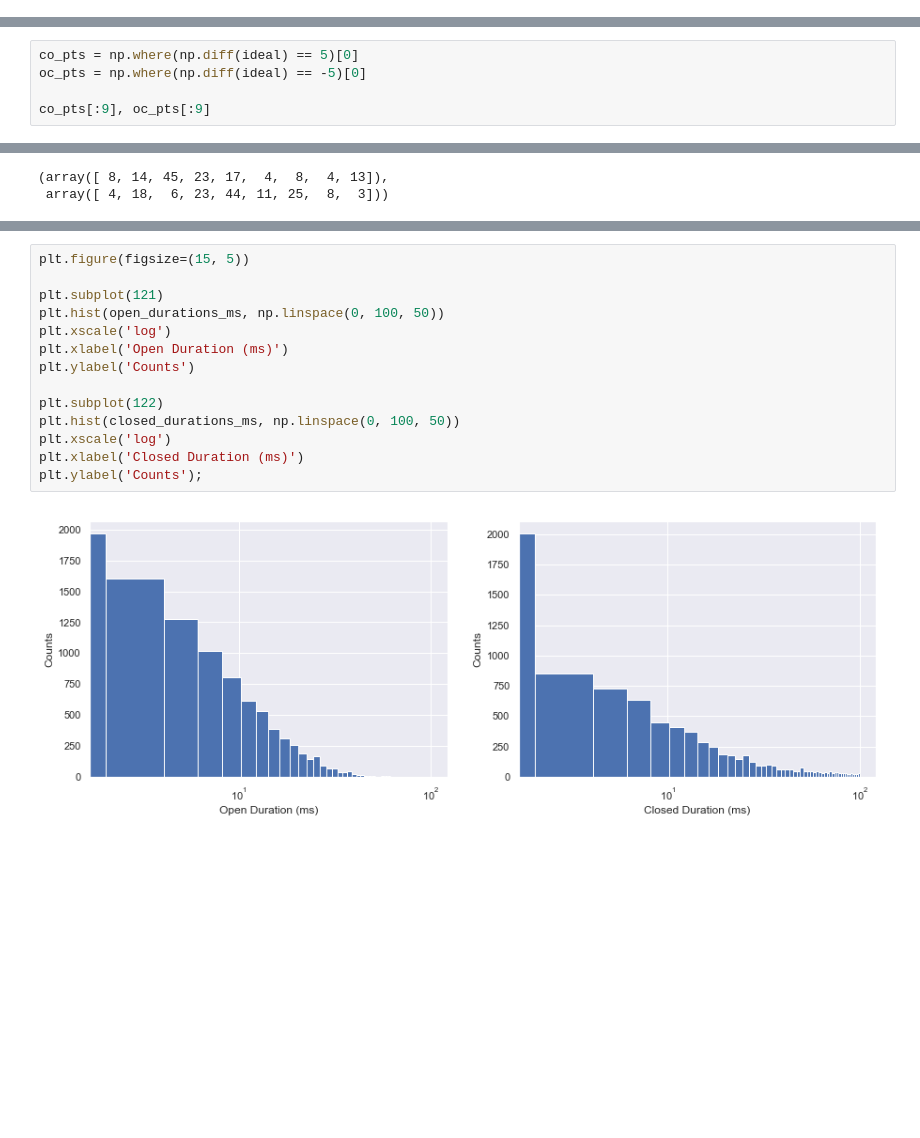
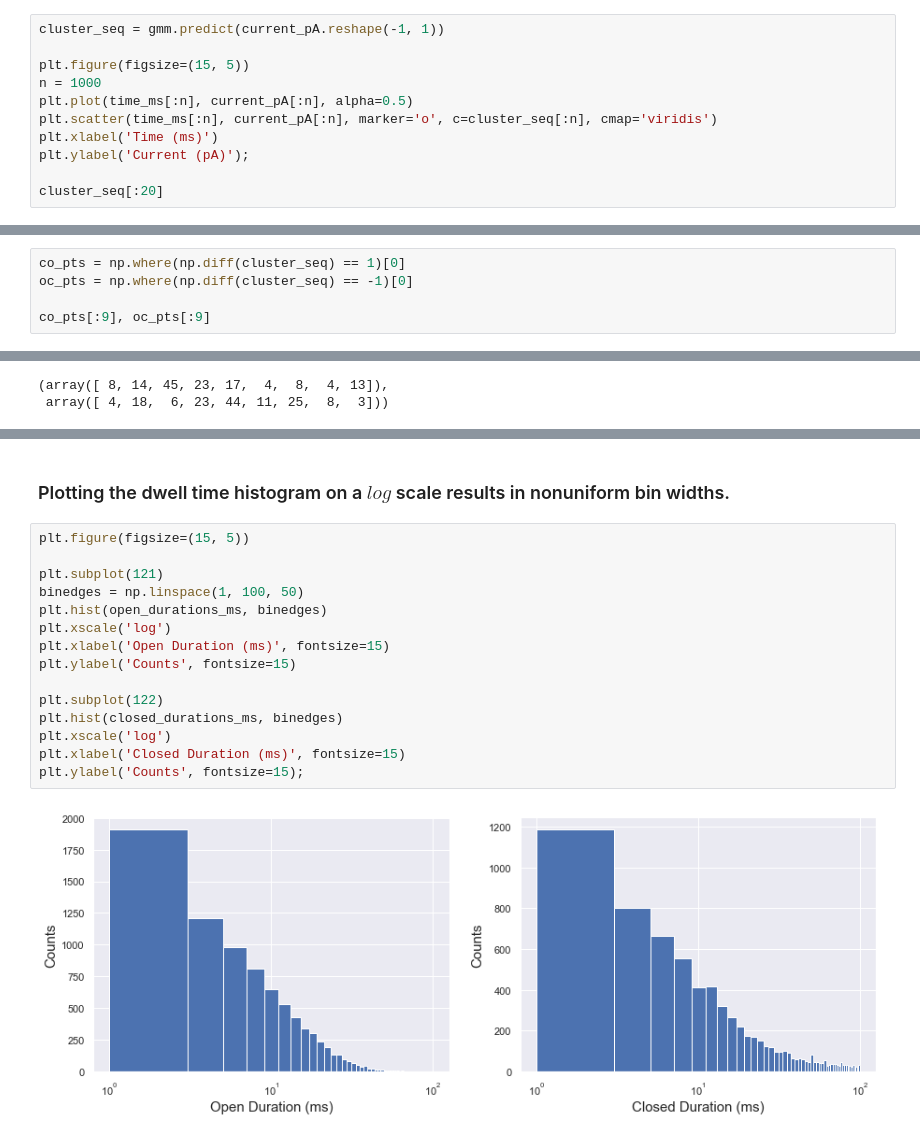
Before and after one commit to marcel-goldschen-ohm/NEU-Spring-2019, a Jupyter notebook: lecture_27_hmm/hmm.ipynb, the cells around one changed output, grey strips where cells are left out. Cells and saved outputs as stored; diff of their text form; blank space fills up the shorter version.

```diff
--- a/lecture_27_hmm/hmm.ipynb
+++ b/lecture_27_hmm/hmm.ipynb
@@ -275,0 +323,11 @@ plt.ylabel('Counts');
+# %%
+cluster_seq = gmm.predict(current_pA.reshape(-1, 1))
+
+plt.figure(figsize=(15, 5))
+n = 1000
+plt.plot(time_ms[:n], current_pA[:n], alpha=0.5)
+plt.scatter(time_ms[:n], current_pA[:n], marker='o', c=cluster_seq[:n], cmap='viridis')
+plt.xlabel('Time (ms)')
+plt.ylabel('Current (pA)');
+
+cluster_seq[:20]
@@ -310,6 +376,6 @@ ideal[:9], np.diff(ideal[:9])
 # %%
-co_pts = np.where(np.diff(ideal) == 5)[0]
-oc_pts = np.where(np.diff(ideal) == -5)[0]
+co_pts = np.where(np.diff(cluster_seq) == 1)[0]
+oc_pts = np.where(np.diff(cluster_seq) == -1)[0]
 
 co_pts[:9], oc_pts[:9]
 # %% [output]
@@ -345,16 +413,19 @@ plt.ylabel('Counts');
+# %% [markdown]
+### Plotting the dwell time histogram on a $log$ scale results in nonuniform bin widths.
 # %%
 plt.figure(figsize=(15, 5))
 
 plt.subplot(121)
-plt.hist(open_durations_ms, np.linspace(0, 100, 50))
+binedges = np.linspace(1, 100, 50)
+plt.hist(open_durations_ms, binedges)
 plt.xscale('log')
-plt.xlabel('Open Duration (ms)')
-plt.ylabel('Counts')
+plt.xlabel('Open Duration (ms)', fontsize=15)
+plt.ylabel('Counts', fontsize=15)
 
 plt.subplot(122)
-plt.hist(closed_durations_ms, np.linspace(0, 100, 50))
+plt.hist(closed_durations_ms, binedges)
 plt.xscale('log')
-plt.xlabel('Closed Duration (ms)')
-plt.ylabel('Counts');
+plt.xlabel('Closed Duration (ms)', fontsize=15)
+plt.ylabel('Counts', fontsize=15);
 # %% [output]
-[figure, old version]
+[figure, new version]
```
Also changed, not shown: parts of 90 cells of this notebook, 1 other file.
